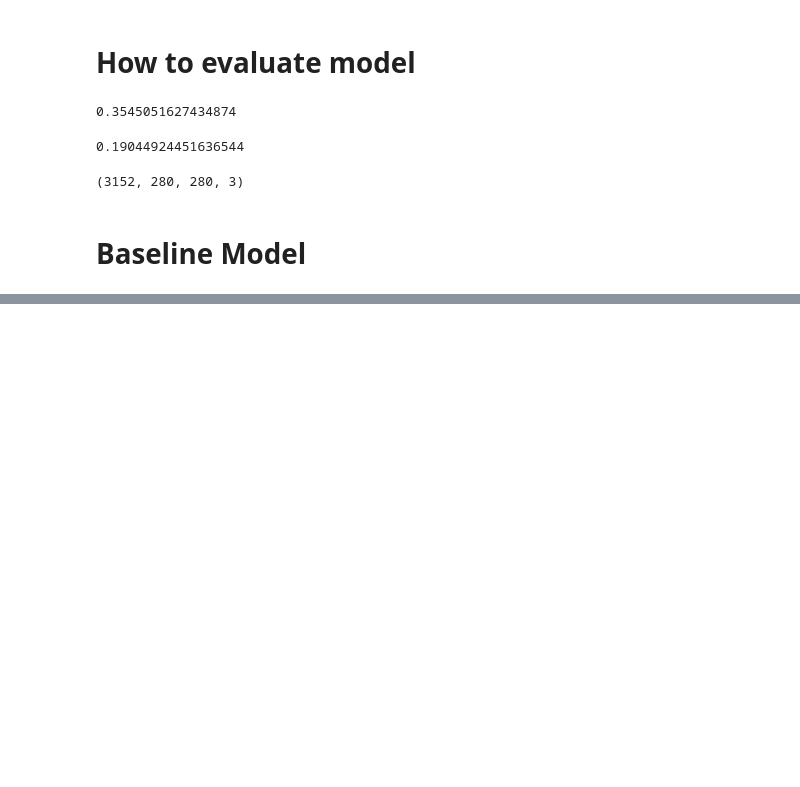
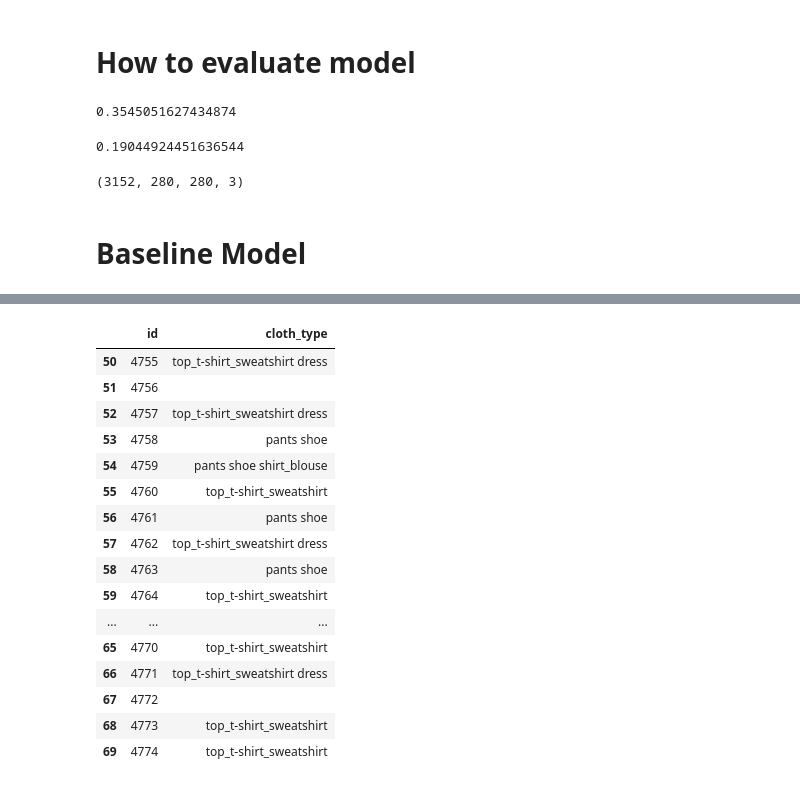
Before and after one commit to truongthuanr/transfer, a Jupyter notebook: 08_SSSMarket_truongthuan_4.ipynb, the cells around one changed output, grey strips where cells are left out. Drawn from its saved outputs; the diff is of its cells as text; code cells hidden in the pictures; blank space fills up the shorter version.

```diff
--- a/08_SSSMarket_truongthuan_4.ipynb
+++ b/08_SSSMarket_truongthuan_4.ipynb
@@ -322,0 +574,30 @@ ERROR: No matching distribution found for upgrade
+# %%
+prediction_tags = [prediction_to_tags(inv_label_map, prediction) for prediction in predictions]
+# %%
+prediction_tags
+prediction_tags = [" ".join(prediction) for prediction in prediction_tags]
+# %%
+submission = pd.DataFrame({"id":[i+4705 for i in range(len(test_data))],
+                           "cloth_type": prediction_tags})
+# %%
+submission["cloth_type"] = submission.cloth_type.str.replace("nan","")
+# %%
+submission[50:70]
+# %% [output]
+|  | id | cloth_type |
+| 50 | 4755 | top_t-shirt_sweatshirt dress |
+| 51 | 4756 |  |
+| 52 | 4757 | top_t-shirt_sweatshirt dress |
+| 53 | 4758 | pants shoe |
+| 54 | 4759 | pants shoe shirt_blouse |
+| 55 | 4760 | top_t-shirt_sweatshirt |
+| 56 | 4761 | pants shoe |
+| 57 | 4762 | top_t-shirt_sweatshirt dress |
+| 58 | 4763 | pants shoe |
+| 59 | 4764 | top_t-shirt_sweatshirt |
+| ... | ... | ... |
+| 65 | 4770 | top_t-shirt_sweatshirt |
+| 66 | 4771 | top_t-shirt_sweatshirt dress |
+| 67 | 4772 |  |
+| 68 | 4773 | top_t-shirt_sweatshirt |
+| 69 | 4774 | top_t-shirt_sweatshirt |
```
Also changed, not shown: parts of 40 cells of this notebook.
